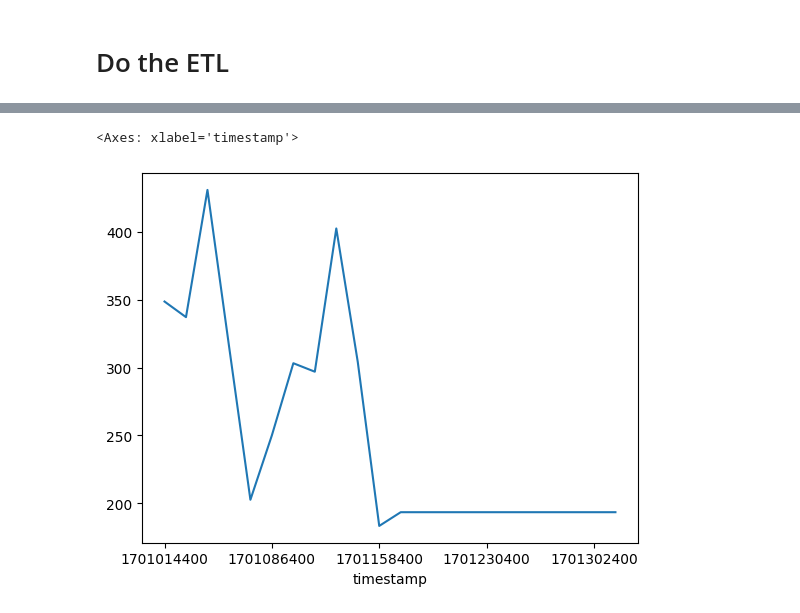
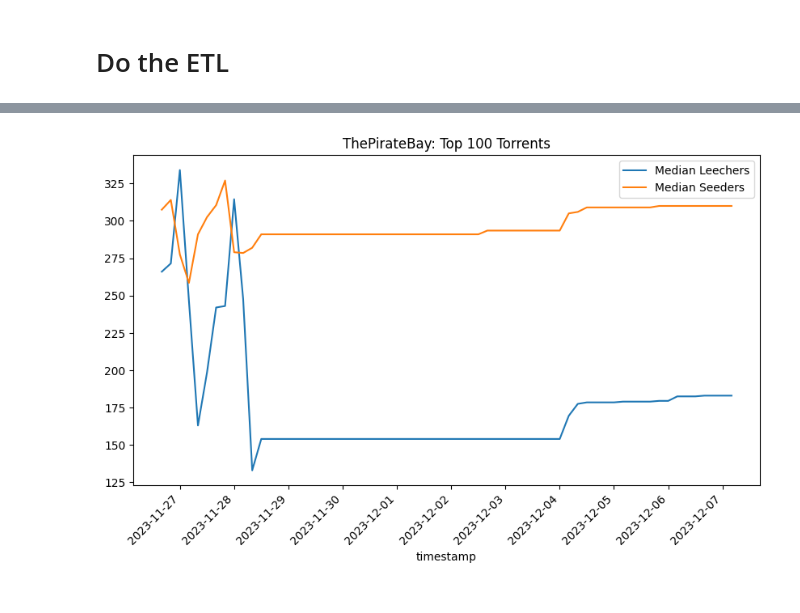
Before and after one commit to boscacci/tpb-visualizer, a Jupyter notebook: notebooks/parse_html_test.ipynb, the cells around one changed output, grey strips where cells are left out. Saved outputs shown, nothing was run; the diff lists cells and outputs as text; code cells hidden in the pictures.

```diff
--- a/notebooks/parse_html_test.ipynb
+++ b/notebooks/parse_html_test.ipynb
@@ -173,5 +59,18 @@ df_analysis
-# %%
-df_analysis.groupby('timestamp').leech.mean().plot()
-# %% [output]
-<Axes: xlabel='timestamp'>
-[figure, removed]
+# %%
+df_analysis['timestamp'] = pd.to_datetime(df_analysis.timestamp.astype(int)*10**9)
+# %%
+import matplotlib.pyplot as plt
+import matplotlib.dates as mdates
+
+plt.figure(figsize=(10,6))
+df_analysis.groupby('timestamp').leech.median().plot(label='Median Leechers')
+df_analysis.groupby('timestamp').seed.median().plot(label='Median Seed')
+
+plt.gca().xaxis.set_major_locator(mdates.DayLocator(interval=1))  # setting xticks for every day
+plt.gca().xaxis.set_major_formatter(mdates.DateFormatter('%Y-%m-%d'))  # formatting xticks as 'YYYY-MM-DD'
+plt.legend(loc='best')
+plt.title('ThePirateBay: Top 100 Torrents')
+plt.xticks(rotation=45)  # rotating xticks for better visibility
+plt.show()
+# %% [output]
+[figure, added]
```
Also changed, not shown: parts of 10 cells of this notebook, 2 other files.
